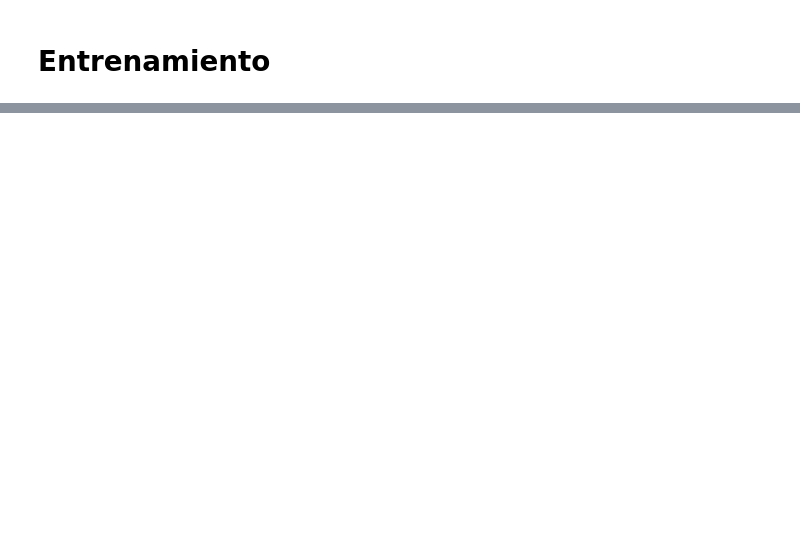
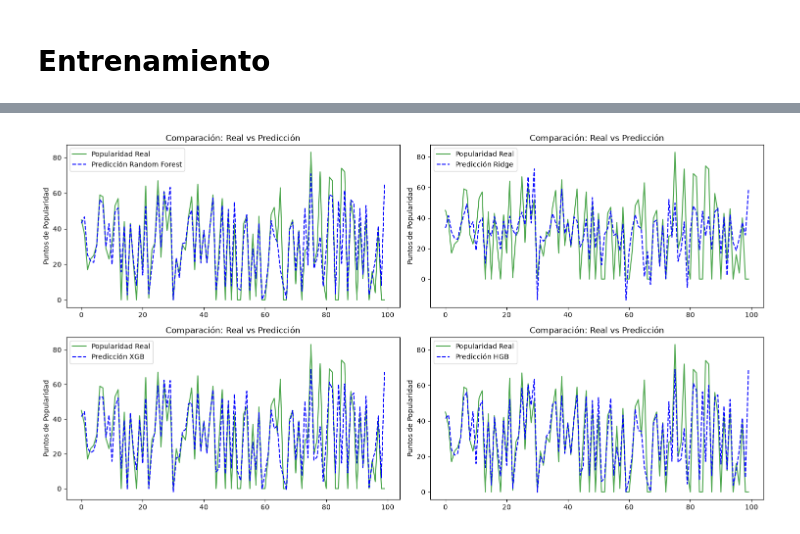
Before and after one commit to JavieraFuenzalidaI/ev2_machine_learning, a Jupyter notebook: notebooks/EvParcial2_MachineLearning_VillegasFuenzalida.ipynb, the cells around one changed output, grey strips where cells are left out. Saved outputs shown, nothing was run; the diff lists cells and outputs as text; code cells hidden in the pictures; blank space fills up the shorter version.

```diff
--- a/notebooks/EvParcial2_MachineLearning_VillegasFuenzalida.ipynb
+++ b/notebooks/EvParcial2_MachineLearning_VillegasFuenzalida.ipynb
@@ -154,14 +190,9 @@ memory usage: 14.8 MB
 # %% [markdown]
 ## Codificación Variables Categoricas
 # %%
-#df['track_genre'].unique()
-
 # Codificacion de variables categoricas
-import category_encoders as ce
-from category_encoders import TargetEncoder
-
 encoder_binario = ce.BinaryEncoder(cols=['track_genre'])
-encoder = TargetEncoder(cols=['artists'], smoothing=10.0)
+encoder = ce.TargetEncoder(cols=['artists'], smoothing=10.0)
 # %% [markdown]
 ### Normalización y estandarización
 # %%
@@ -690,0 +603,38 @@ plt.show()
+# %%
+fig, axs = plt.subplots(2, 2, figsize=(15, 8))
+
+
+# Gráfico 1 (Arriba a la izquierda)
+axs[0,0].plot(y_test.values[:100], label='Popularidad Real', color='green', alpha=0.7)
+axs[0,0].plot(predicciones_rf[:100], label='Predicción Random Forest', color='blue', linestyle='--')
+axs[0,0].set_title('Comparación: Real vs Predicción')
+axs[0,0].set_ylabel('Puntos de Popularidad')
+axs[0,0].legend()
+
+# Gráfico 2 (Arriba a la derecha)
+axs[0,1].plot(y_test.values[:100], label='Popularidad Real', color='green', alpha=0.7)
+axs[0,1].plot(predicciones_ridge[:100], label='Predicción Ridge', color='blue', linestyle='--')
+axs[0,1].set_title('Comparación: Real vs Predicción')
+axs[0,1].set_ylabel('Puntos de Popularidad')
+axs[0,1].legend()
+
+# Gráfico 3 (Abajo a la izquierda)
+axs[1,0].plot(y_test.values[:100], label='Popularidad Real', color='green', alpha=0.7)
+axs[1,0].plot(predicciones_regresion[:100], label='Predicción XGB', color='blue', linestyle='--')
+axs[1,0].set_title('Comparación: Real vs Predicción')
+axs[1,0].set_ylabel('Puntos de Popularidad')
+axs[1,0].legend()
+
+# Gráfico 4 (Abajo a la derecha)
+axs[1,1].plot(y_test.values[:100], label='Popularidad Real', color='green', alpha=0.7)
+axs[1,1].plot(predicciones_hgb[:100], label='Predicción HGB', color='blue', linestyle='--')
+axs[1,1].set_title('Comparación: Real vs Predicción')
+axs[1,1].set_ylabel('Puntos de Popularidad')
+axs[1,1].legend()
+
+plt.tight_layout()
+
+plt.savefig('../images/regresion.png')
+plt.show()
+# %% [output]
+[figure, added]
```
Also changed, not shown: parts of 58 cells of this notebook, 2 other files.
